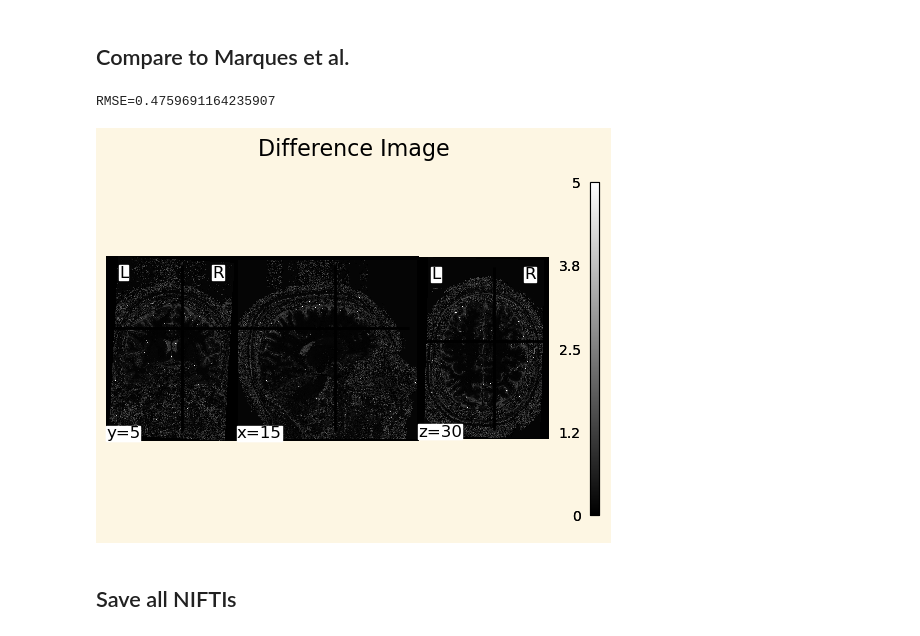
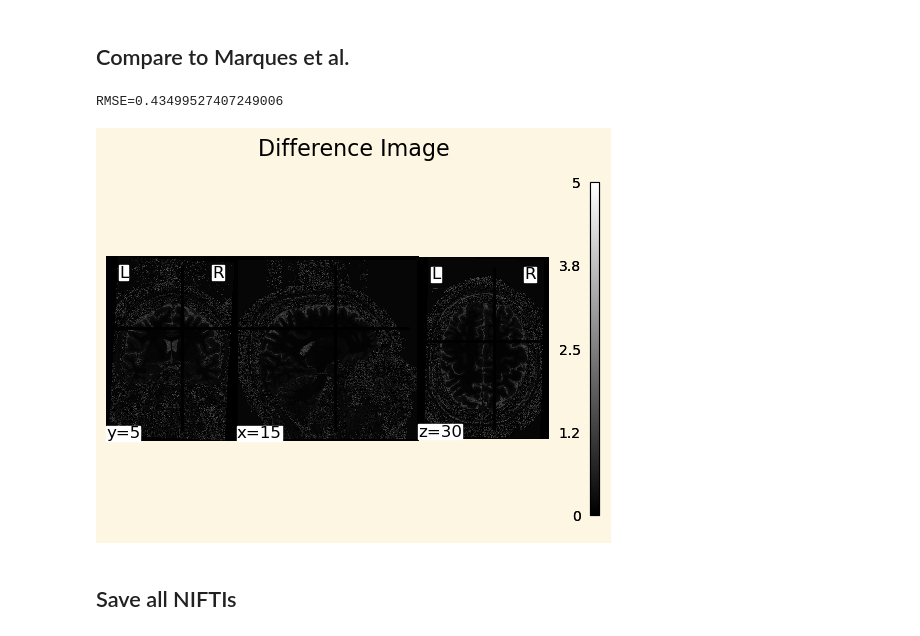
Before and after one commit to MASILab/map_t1_mapping, a Jupyter notebook: notebooks/lut_mp2rage.ipynb, the cells around one changed output. Saved outputs shown, nothing was run; the diff lists cells and outputs as text; code cells hidden in the pictures.

```diff
--- a/notebooks/lut_mp2rage.ipynb
+++ b/notebooks/lut_mp2rage.ipynb
@@ -85,7 +85,7 @@ Next, we calculate the values for the LUT given the provided parameters and an e
 # %%
 # Range of values for t
 num_points = 1000
-t1_estimate = np.linspace(0.1, 5, num_points).reshape(num_points,1)
+t1_estimate = np.linspace(0.2, 5, num_points).reshape(num_points,1)
 
 # Calculate TA, TB, TC
 TA = params["inversion_times"][0] - params["n"]/2*params["TR"]
@@ -148,24 +162,24 @@ Text(0.5, 1.0, 'T1 Map (mine)')
 # %%
 # Plot T1 map from Marques repo
 t1_marques = nib.load('/home/local/VANDERBILT/saundam1/Documents/MP2RAGE-related-scripts/example_t1map.nii')
 fig, ax = plt.subplots()
 plotting.plot_img(t1_marques, cut_coords=(15, 5, 30), cmap='gray', axes=ax, colorbar=True, vmin=0, vmax=5)
 ax.set_title('T1 Map (Marques et al.)')
 
 # Plot difference image
-t1_diff = abs(t1_marques.get_fdata() - t1_calc)
+t1_diff = t1_calc - t1_marques.get_fdata()
 t1_diff_nifti = nib.nifti2.Nifti2Image(t1_diff, inv1_real.affine)
 plotting.plot_img(t1_diff_nifti, cut_coords=(15, 5, 30), cmap='gray', axes=ax, colorbar=True, vmin=0, vmax=5)
 ax.set_title('Difference Image')
 
 # Calculate RMSE
 t_lin = t1_marques.get_fdata().flatten()
 t_calc_lin = t1_calc.flatten()
 RMSE = mean_squared_error(t_lin, t_calc_lin, squared=False)
 print(f'{RMSE=}')
 # %% [output]
-RMSE=0.4759691164235907
+RMSE=0.43499527407249006
-[figure, old version]
+[figure, new version]
 # %% [markdown]
 ## Save all NIFTIs
 # %%
```
Also changed, not shown: parts of 3 cells of this notebook.
